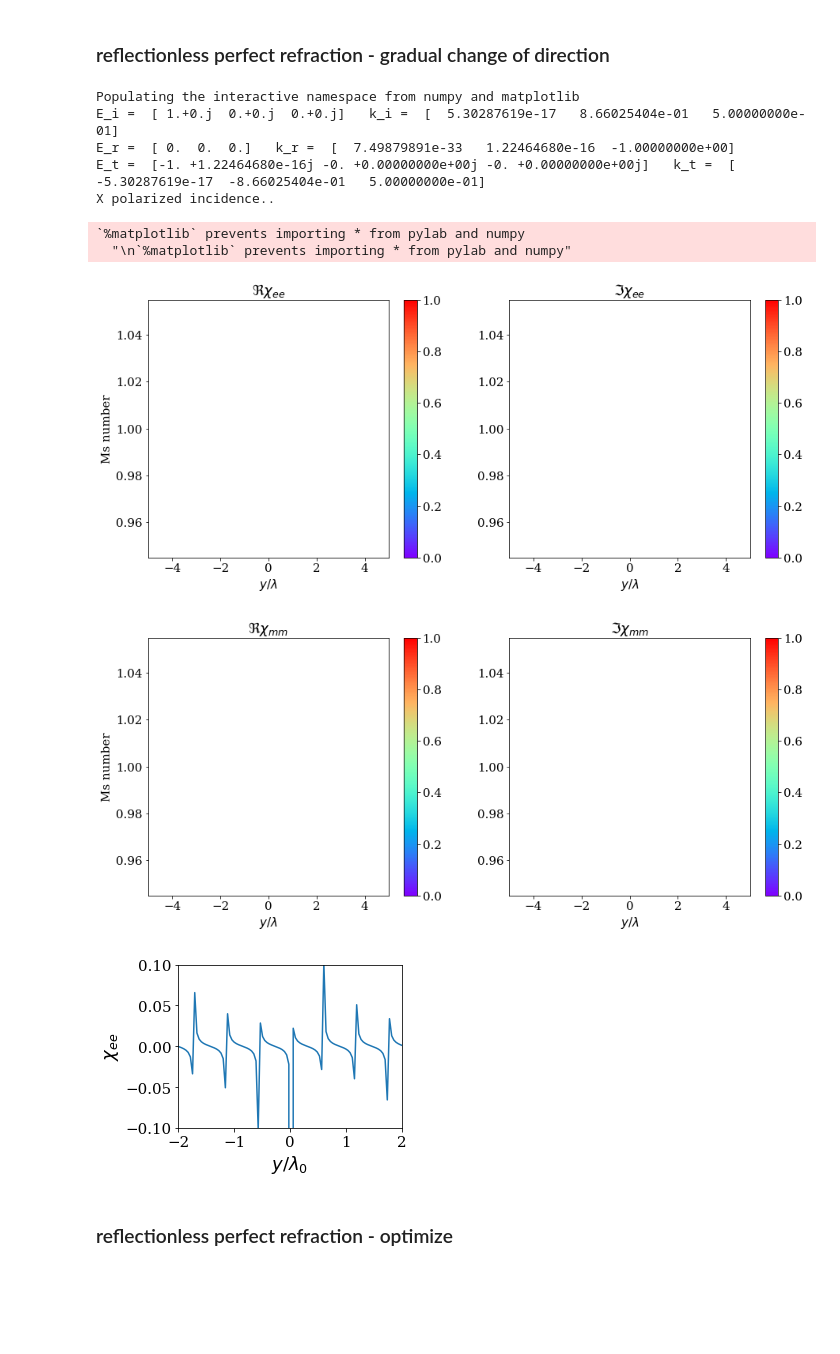
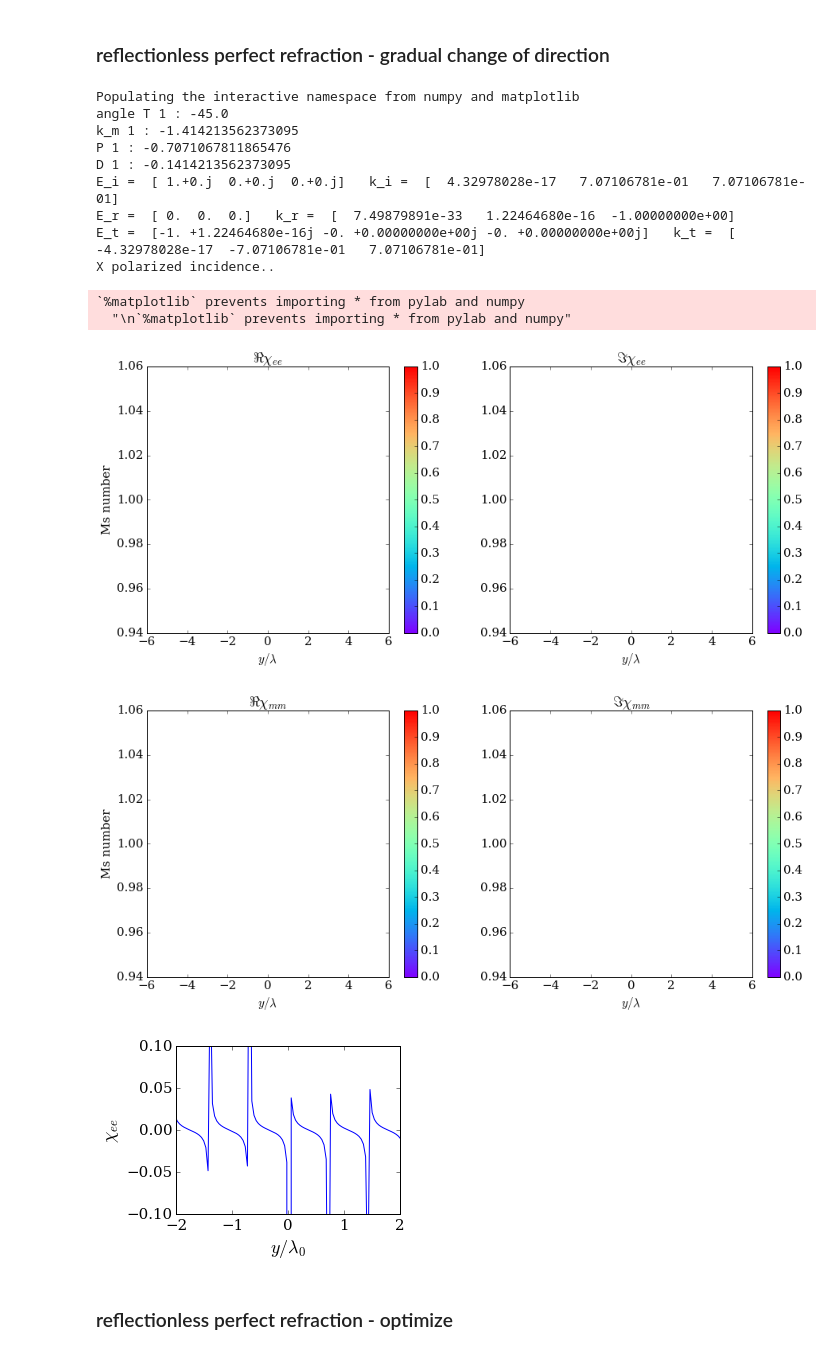
Before and after one commit to nimachm81/myPyCodes, a Jupyter notebook: Metaslab - cascaded stacked metasurfaces.ipynb, the cells around one changed output. Drawn from its saved outputs; the diff is of its cells as text; code cells hidden in the pictures; blank space fills up the shorter version.

```diff
--- a/Metaslab - cascaded stacked metasurfaces.ipynb
+++ b/Metaslab - cascaded stacked metasurfaces.ipynb
@@ -189,8 +189,9 @@ from Electromagnetics.GSTCFD import GSTCFD_2D, PlaneWaveFD, MSTypes, GSTCFDSpect
 import scipy
 
 
+
 def MS_reflectionless_perfect_refract_interpolate_angle(f, theta_i, theta_t, T=1.0, n_ms=10, y_max_L0=10, Ny=2**8,
-                                                        ret_E_mid=False):
+                                                        ret_E_mid=False, equal_km=False):
     I, R = 1.0, 0.0
     X_ee_arr = np.zeros((n_ms, Ny), dtype=complex)
     X_mm_arr = np.zeros((n_ms, Ny), dtype=complex)
@@ -200,6 +201,19 @@ def MS_reflectionless_perfect_refract_interpolate_angle(f, theta_i, theta_t, T=1
     E_mid_arr, H_mid_arr = [], []
     for i in range(1, n_ms+1):
         th_t_i = theta_i + i/n_ms*(theta_t - theta_i)
+
+        if equal_km:
+            k_m_tot = np.sin(theta_t) - np.sin(theta_i)
+            k_m_i = np.sin(theta_i) + k_m_tot*i/n_ms
+            th_t_i = np.arcsin(k_m_i)
+        print('angle T {} : {}'.format(i, th_t_i*180/np.pi))
+        _k_m_i_ = np.sin(th_t_i) - np.sin(th_i_i)
+        print('k_m {} : {}'.format(i, _k_m_i_))
+        _p_ = 1.0/_k_m_i_
+        print('P {} : {}'.format(i, _p_))
+        print('D {} : {}'.format(i, _p_/5))
+
+
         I_i = I*np.power(T_i, i-1)
 
         a_r, a_theta, a_phi = PlaneWaveFD.AngleToVec(th_i_i, np.pi/2.0)
@@ -281,16 +295,17 @@ def MS_reflectionless_perfect_refract_interpolate_angle(f, theta_i, theta_t, T=1
 
 f = 10.0*constants.giga
 
-theta_i = 60.0/180.0*np.pi
-theta_t = -60/180.0*np.pi
+theta_i = 45.0/180.0*np.pi
+theta_t = -45/180.0*np.pi
 
 T = 1.0*np.exp(1j*180.0/180.0*np.pi)*np.cos(theta_t)/np.cos(theta_i)
 
 Ny = 2**8
 y_max_L0 = 10
 n_ms = 1
+equal_km = False
 
-X_ee_arr, X_mm_arr = MS_reflectionless_perfect_refract_interpolate_angle(f, theta_i, theta_t, T=T, n_ms=n_ms, y_max_L0=y_max_L0, Ny=Ny)
+X_ee_arr, X_mm_arr = MS_reflectionless_perfect_refract_interpolate_angle(f, theta_i, theta_t, T=T, n_ms=n_ms, y_max_L0=y_max_L0, Ny=Ny, equal_km=equal_km)
 
 y = np.linspace(-y_max_L0/2, y_max_L0/2, Ny)
 N, Y = np.meshgrid(np.arange(1, n_ms+1), y, indexing='ij')
@@ -317,40 +332,45 @@ title(r'$\Re\chi_{mm}$', fontsize=18)
 xlabel(r'$y/\lambda$')
 ylabel('Ms number')
 colorbar()
 
 subplot(1, 2, 2)
 pcolormesh(Y, N, np.imag(X_mm_arr), cmap='rainbow')
 title(r'$\Im\chi_{mm}$', fontsize=18)
 xlabel(r'$y/\lambda$')
 colorbar()
 savefig("other/chi_mm.png", bbox_inches='tight', pad_inches=0.5)
 show()
 
 
 figsize(4, 3)
 for i in range(n_ms):
     plot(y, np.real(X_ee_arr[i, :]))
-    xlim(-2, 2)
-    ylim(-0.1, 0.1)
     xlabel(r"$y/\lambda_0$", fontsize=18)
     ylabel(r"$\chi_{ee}$", fontsize=18)
 
+xlim(-2, 2)
+ylim(-0.1, 0.1)
+xticks(np.arange(-2, 3))
 savefig("other/chi_ee_{}.png".format(n_ms), bbox_inches='tight', pad_inches=0.5)
 show()
 
 
 #E_arr_0, H_arr_0 = MS_reflectionless_perfect_refract_interpolate_angle(f, theta_i, theta_t, T=T, n_ms=n_ms, y_max_L0=y_max_L0, Ny=Ny, ret_E_mid=True)
 # %% [output]
 Populating the interactive namespace from numpy and matplotlib
-E_i =  [ 1.+0.j  0.+0.j  0.+0.j]   k_i =  [  5.30287619e-17   8.66025404e-01   5.00000000e-01]
+angle T 1 : -45.0
+k_m 1 : -1.414213562373095
+P 1 : -0.7071067811865476
+D 1 : -0.1414213562373095
+E_i =  [ 1.+0.j  0.+0.j  0.+0.j]   k_i =  [  4.32978028e-17   7.07106781e-01   7.07106781e-01]
 E_r =  [ 0.  0.  0.]   k_r =  [  7.49879891e-33   1.22464680e-16  -1.00000000e+00]
-E_t =  [-1. +1.22464680e-16j -0. +0.00000000e+00j -0. +0.00000000e+00j]   k_t =  [ -5.30287619e-17  -8.66025404e-01   5.00000000e-01]
+E_t =  [-1. +1.22464680e-16j -0. +0.00000000e+00j -0. +0.00000000e+00j]   k_t =  [ -4.32978028e-17  -7.07106781e-01   7.07106781e-01]
 X polarized incidence..
 `%matplotlib` prevents importing * from pylab and numpy
   "\n`%matplotlib` prevents importing * from pylab and numpy"
-[figure, old version]
+[figure, new version]
-[figure, old version]
+[figure, new version]
-[figure, old version]
+[figure, new version]
 # %% [markdown]
 ### reflectionless perfect refraction - optimize
 # %% [markdown]
```
Also changed, not shown: parts of 1 cell of this notebook.
